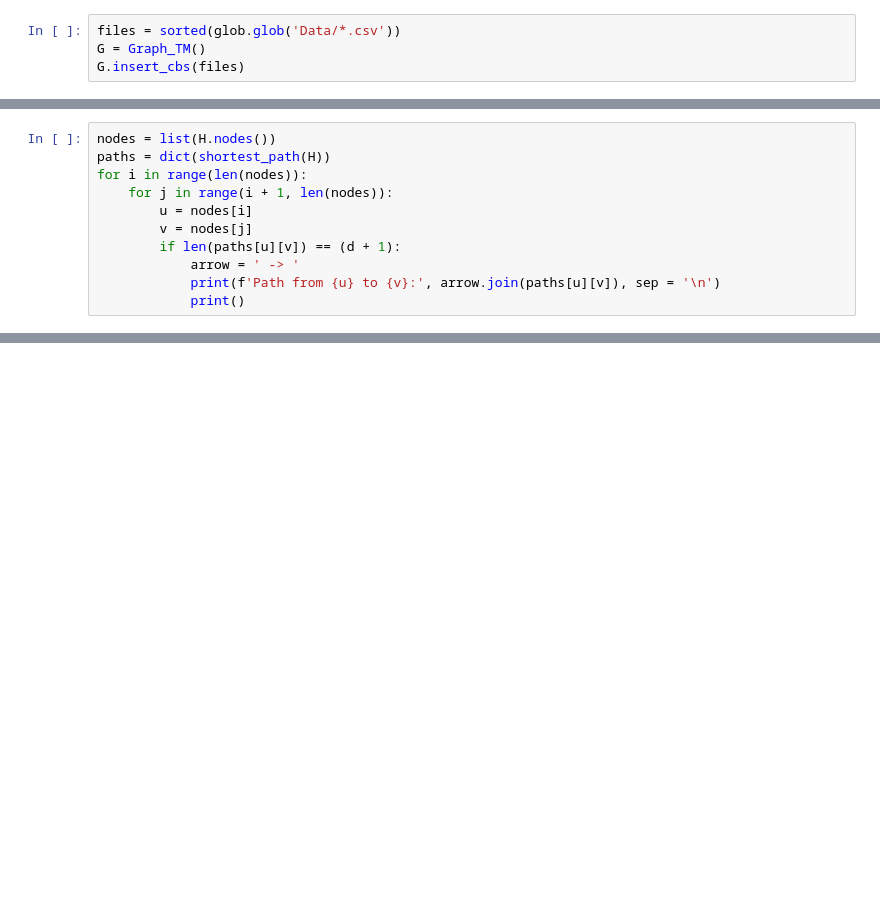
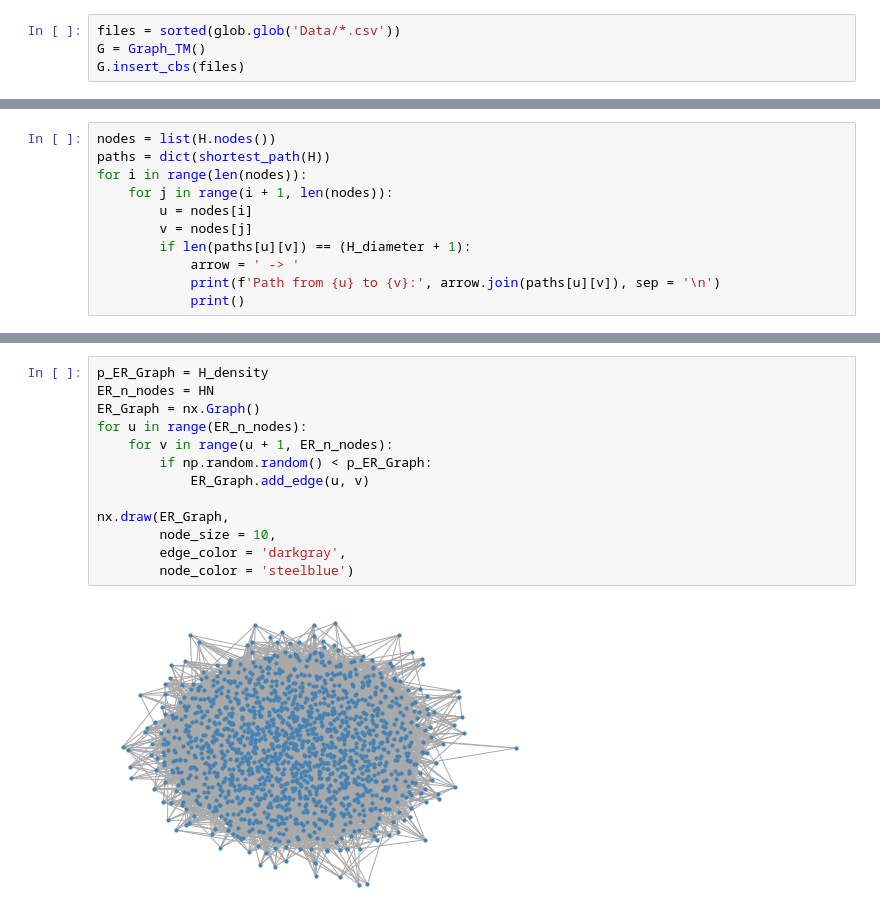
Before and after one commit to jvprimakipr/TDM_TMJ_Network, a Jupyter notebook: Code/Graphs.ipynb, the cells around one changed output, grey strips where cells are left out. Drawn from its saved outputs; the diff is of its cells as text; blank space fills up the shorter version.

```diff
--- a/Code/Graphs.ipynb
+++ b/Code/Graphs.ipynb
@@ -62,7 +114,7 @@ for i in range(len(nodes)):
     for j in range(i + 1, len(nodes)):
         u = nodes[i]
         v = nodes[j]
-        if len(paths[u][v]) == (d + 1):
+        if len(paths[u][v]) == (H_diameter + 1):
             arrow = ' -> '
             print(f'Path from {u} to {v}:', arrow.join(paths[u][v]), sep = '\n')
             print()
@@ -145,0 +210,15 @@ avg_clustering
+# %%
+p_ER_Graph = H_density
+ER_n_nodes = HN
+ER_Graph = nx.Graph()
+for u in range(ER_n_nodes):
+    for v in range(u + 1, ER_n_nodes):
+        if np.random.random() < p_ER_Graph:
+            ER_Graph.add_edge(u, v)
+
+nx.draw(ER_Graph,
+        node_size = 10,
+        edge_color = 'darkgray',
+        node_color = 'steelblue')
+# %% [output]
+[figure, added]
```
Also changed, not shown: parts of 15 cells of this notebook, 5 other files.
